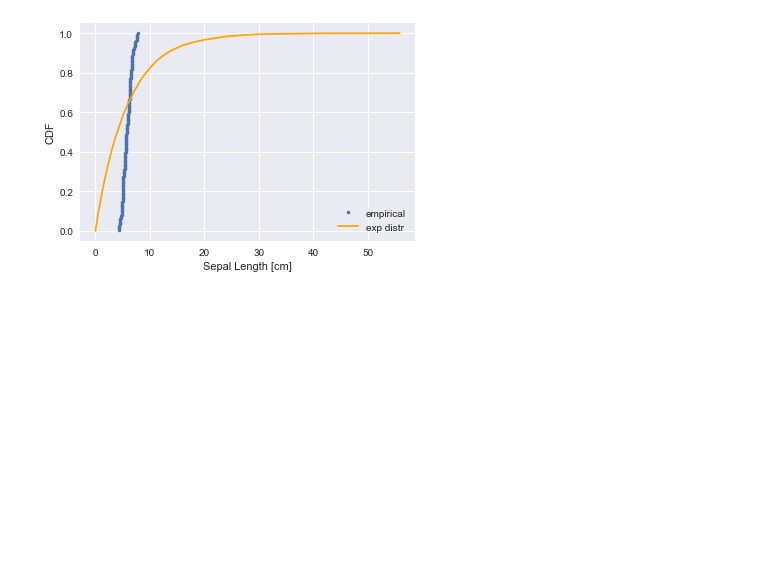
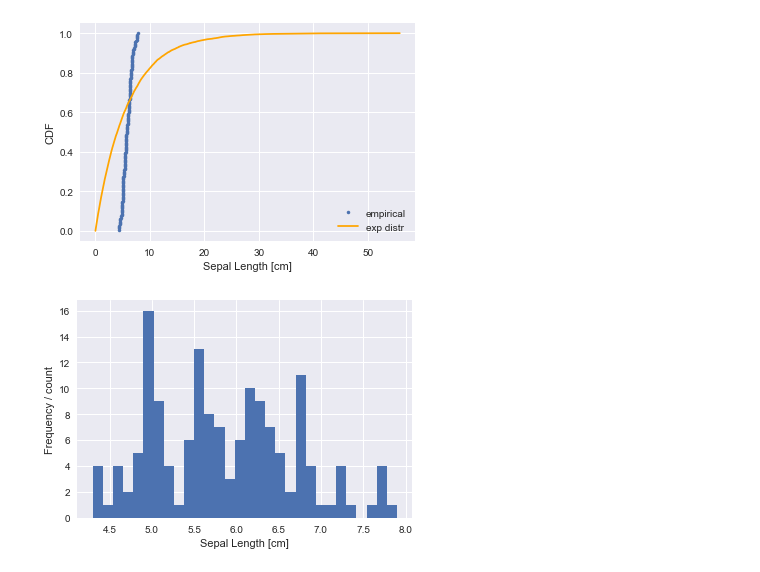
Before and after one commit to rafburzy/Statistics, a Jupyter notebook: ECDF_usage.ipynb, the cells around one changed output. Saved outputs shown, nothing was run; the diff lists cells and outputs as text; code cells hidden in the pictures; blank space fills up the shorter version.

Commit message:
added histogram

```diff
--- a/ECDF_usage.ipynb
+++ b/ECDF_usage.ipynb
@@ -86,3 +86,10 @@ plt.xlabel('Sepal Length [cm]')
 plt.ylabel('CDF');
 # %% [output]
 [figure]
+# %%
+# histogram
+plt.hist(sepalLength, bins=30)
+plt.xlabel('Sepal Length [cm]')
+plt.ylabel('Frequency / count');
+# %% [output]
+[figure, added]
```
